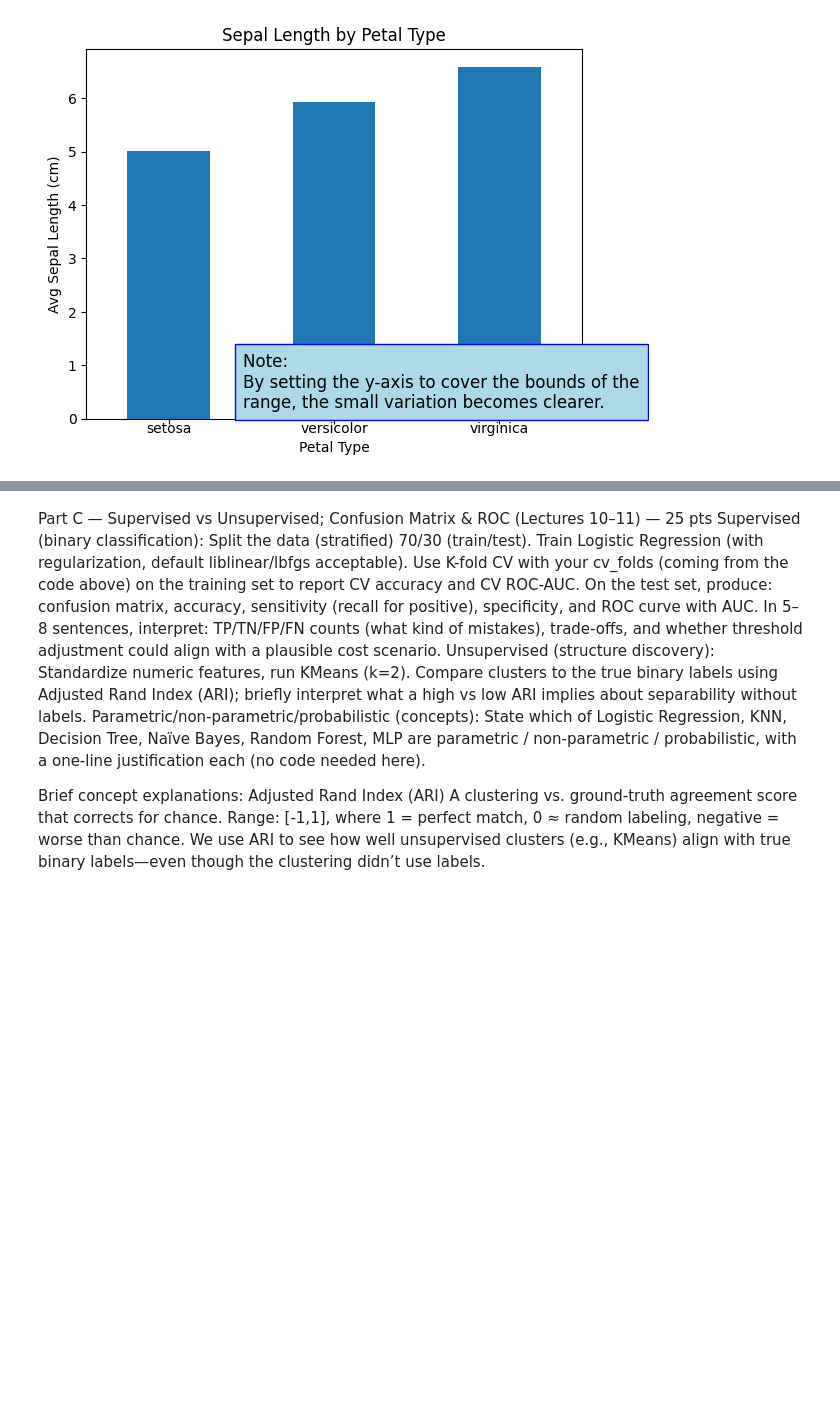
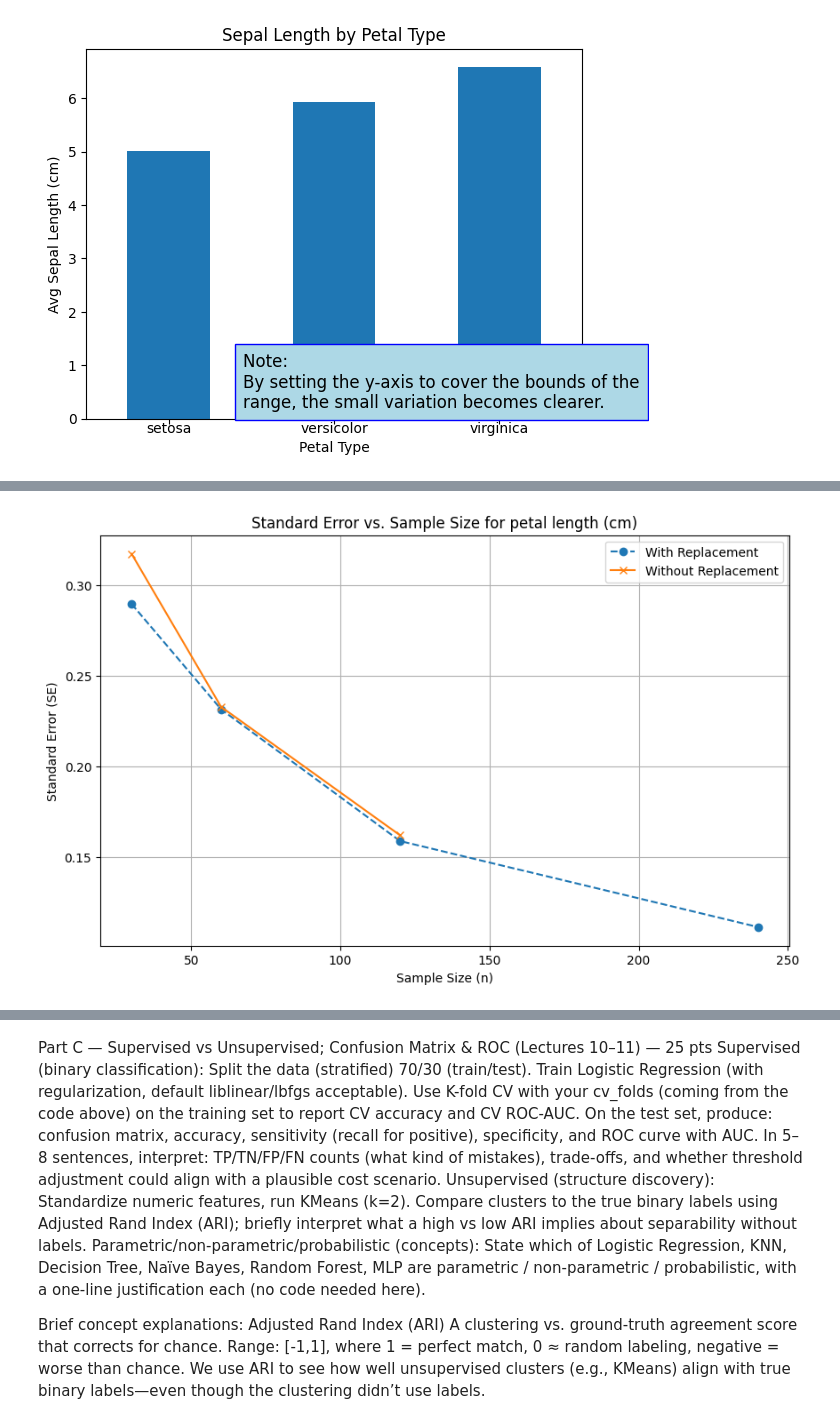
Before and after one commit to joelvinas/COMP-SCI_5530, a Jupyter notebook: Final_Exam/Final_Exam.ipynb, the cells around one changed output, grey strips where cells are left out. Drawn from its saved outputs; the diff is of its cells as text; code cells hidden in the pictures; blank space fills up the shorter version.

```diff
--- a/Final_Exam/Final_Exam.ipynb
+++ b/Final_Exam/Final_Exam.ipynb
@@ -283,3 +283,14 @@ z-score filtering:
 Standardize the feature: z=(x-μ)/σ.
 Remove (or cap) rows where ∣z∣>k(common k = 3).
 This assumes roughly bell-shaped data; IQR is more robust for skewed data.
+# %%
+feature_list = ['sepal length (cm)',
+                'sepal width (cm)',
+                'petal length (cm)',
+              'petal width (cm)']           #Build a list of valid features to work through
+variances = df[feature_list].var()          #Get the variance (difference between min/max) for each feature
+
+print(variances)
+use_feature = variances.idxmax()            #Use the feature with the highest (max) variance
+
+print("Selection: " + use_feature)
@@ -285,0 +362,29 @@ This assumes roughly bell-shaped data; IQR is more robust for skewed data.
+# %%
+#Plot SE vs n
+#Discuss how SE changes with n
+#Discuss why with-replacement SE approximations differ from without-replacement (finite-population correction).
+
+import matplotlib.pyplot as plt
+
+# Filter data for 'With Replacement'
+df_with_replacement = results_table[results_table['Replacement'] == True].copy()
+
+# Filter data for 'Without Replacement', dropping NaN SE values which occur when n > population_size
+df_without_replacement = results_table[results_table['Replacement'] == False].dropna(subset=['Std Err']).copy()
+
+plt.figure(figsize=(10, 6))
+
+# Plot 'With Replacement'
+plt.plot(df_with_replacement['Sample Size'], df_with_replacement['Std Err'], marker='o', label='With Replacement', linestyle='--')
+
+# Plot 'Without Replacement'
+plt.plot(df_without_replacement['Sample Size'], df_without_replacement['Std Err'], marker='x', label='Without Replacement', linestyle='-')
+
+plt.title('Standard Error vs. Sample Size for ' + use_feature)
+plt.xlabel('Sample Size (n)')
+plt.ylabel('Standard Error (SE)')
+plt.grid(True)
+plt.legend()
+plt.show()
+# %% [output]
+[figure, added]
```
Also changed, not shown: parts of 10 cells of this notebook.
